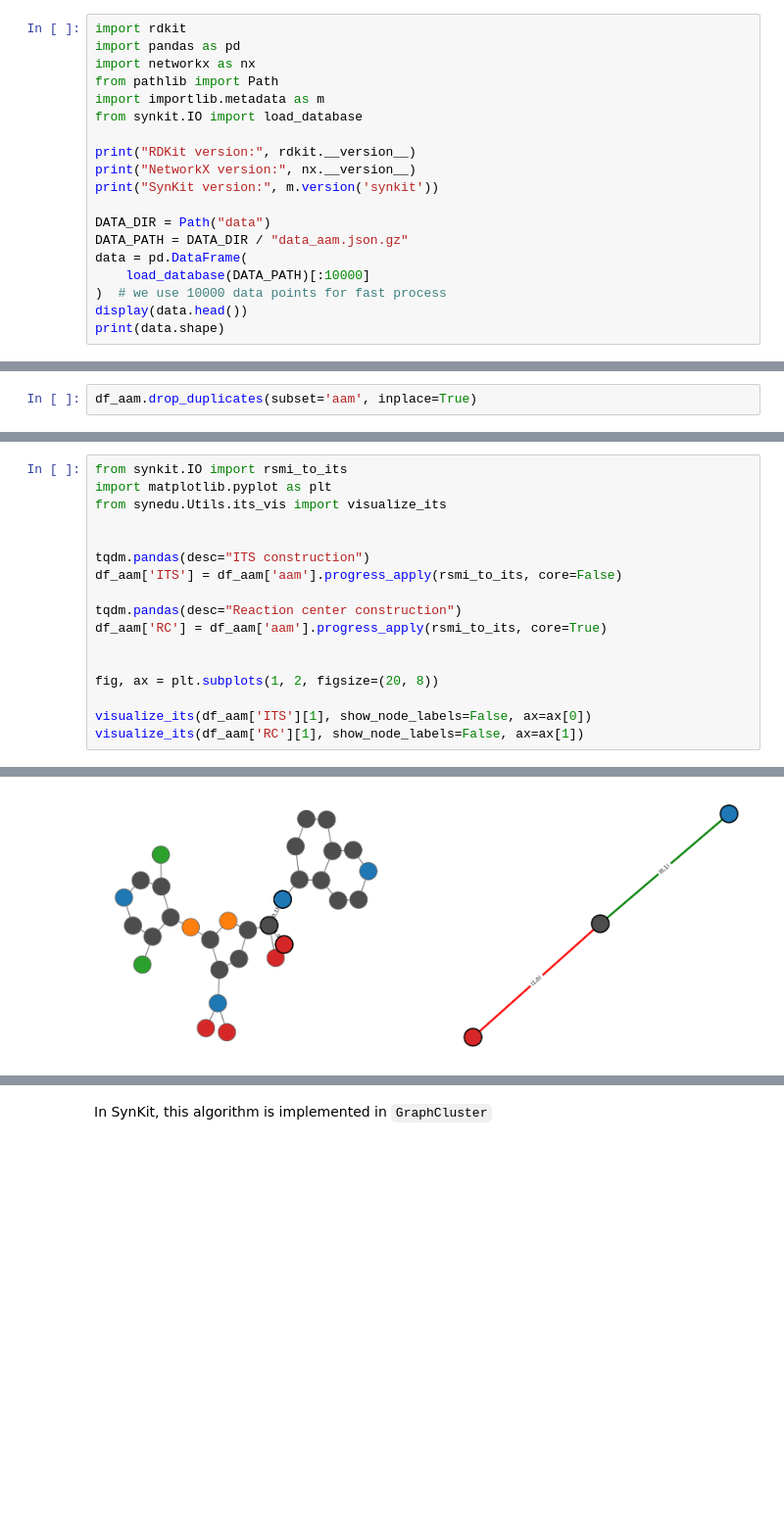
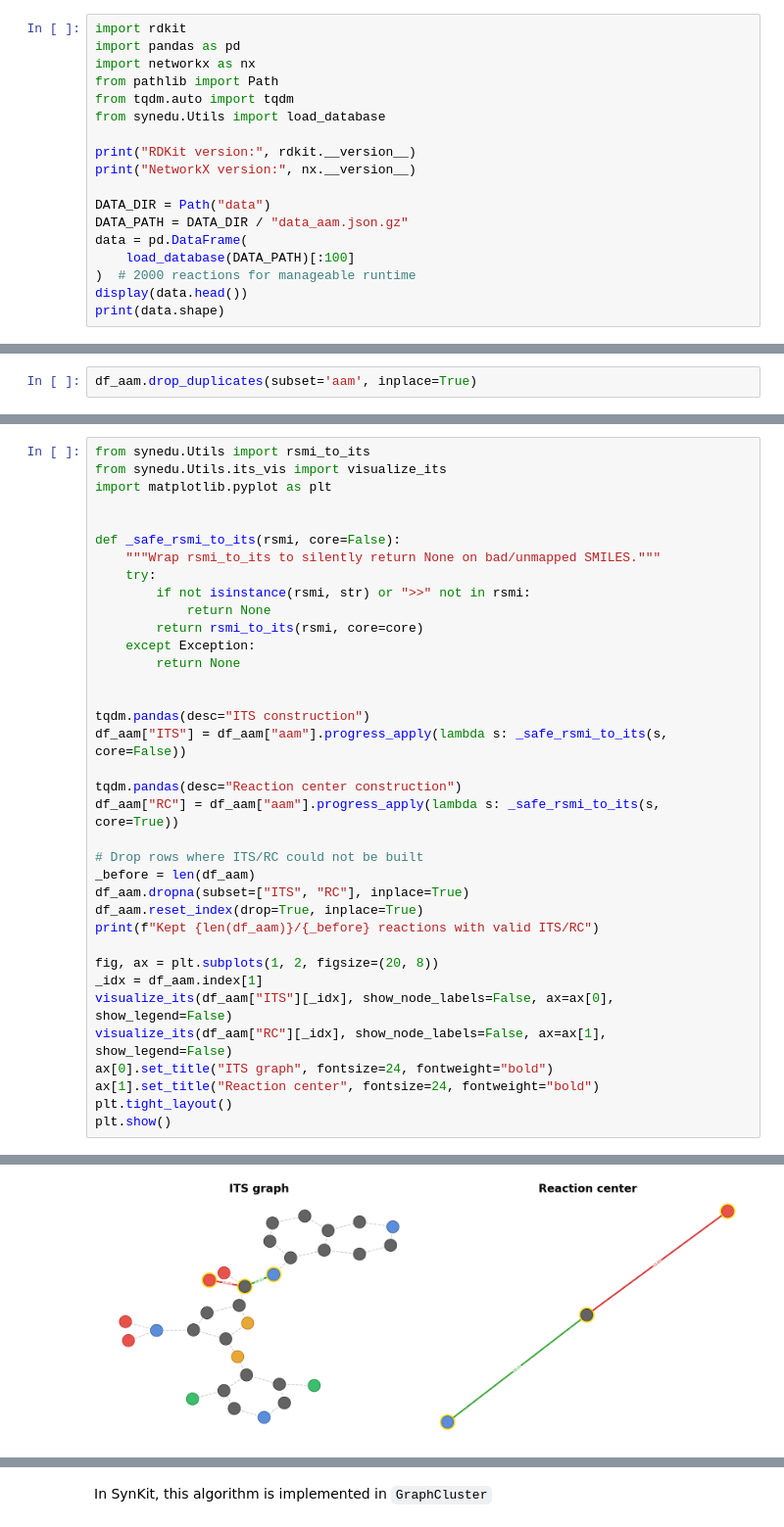
Before and after one commit to TieuLongPhan/SynEdu, a Jupyter notebook: synedu/S07/notebook.ipynb, the cells around one changed output, grey strips where cells are left out. Shown at 98% size. Cells and saved outputs as stored; diff of their text form; blank space fills up the shorter version.

```diff
--- a/synedu/S07/notebook.ipynb
+++ b/synedu/S07/notebook.ipynb
@@ -43,18 +85,17 @@ import rdkit
 import pandas as pd
 import networkx as nx
 from pathlib import Path
-import importlib.metadata as m
-from synkit.IO import load_database
+from tqdm.auto import tqdm
+from synedu.Utils import load_database
 
 print("RDKit version:", rdkit.__version__)
 print("NetworkX version:", nx.__version__)
-print("SynKit version:", m.version('synkit'))
 
 DATA_DIR = Path("data")
 DATA_PATH = DATA_DIR / "data_aam.json.gz"
 data = pd.DataFrame(
-    load_database(DATA_PATH)[:10000]
-)  # we use 10000 data points for fast process
+    load_database(DATA_PATH)[:100]
+)  # 2000 reactions for manageable runtime
 display(data.head())
 print(data.shape)
 # %% [output]
@@ -295,18 +383,37 @@ We now can use high level function from synkit to convert reaction with atom map
 # %%
-from synkit.IO import rsmi_to_its
+from synedu.Utils import rsmi_to_its
+from synedu.Utils.its_vis import visualize_its
 import matplotlib.pyplot as plt
-from synedu.Utils.its_vis import visualize_its
+
+
+def _safe_rsmi_to_its(rsmi, core=False):
+    """Wrap rsmi_to_its to silently return None on bad/unmapped SMILES."""
+    try:
+        if not isinstance(rsmi, str) or ">>" not in rsmi:
+            return None
+        return rsmi_to_its(rsmi, core=core)
+    except Exception:
+        return None
 
 
 tqdm.pandas(desc="ITS construction")
-df_aam['ITS'] = df_aam['aam'].progress_apply(rsmi_to_its, core=False)
+df_aam["ITS"] = df_aam["aam"].progress_apply(lambda s: _safe_rsmi_to_its(s, core=False))
 
 tqdm.pandas(desc="Reaction center construction")
-df_aam['RC'] = df_aam['aam'].progress_apply(rsmi_to_its, core=True)
+df_aam["RC"] = df_aam["aam"].progress_apply(lambda s: _safe_rsmi_to_its(s, core=True))
 
+# Drop rows where ITS/RC could not be built
+_before = len(df_aam)
+df_aam.dropna(subset=["ITS", "RC"], inplace=True)
+df_aam.reset_index(drop=True, inplace=True)
+print(f"Kept {len(df_aam)}/{_before} reactions with valid ITS/RC")
 
 fig, ax = plt.subplots(1, 2, figsize=(20, 8))
-
-visualize_its(df_aam['ITS'][1], show_node_labels=False, ax=ax[0])
-visualize_its(df_aam['RC'][1], show_node_labels=False, ax=ax[1])
+_idx = df_aam.index[1]
+visualize_its(df_aam["ITS"][_idx], show_node_labels=False, ax=ax[0], show_legend=False)
+visualize_its(df_aam["RC"][_idx], show_node_labels=False, ax=ax[1], show_legend=False)
+ax[0].set_title("ITS graph", fontsize=24, fontweight="bold")
+ax[1].set_title("Reaction center", fontsize=24, fontweight="bold")
+plt.tight_layout()
+plt.show()
 # %% [output]
@@ -314 +421 @@ visualize_its(df_aam['RC'][1], show_node_labels=False, ax=ax[1])
-[figure, old version]
+[figure, new version]
```
Also changed, not shown: parts of 54 cells of this notebook, 53 other files.
